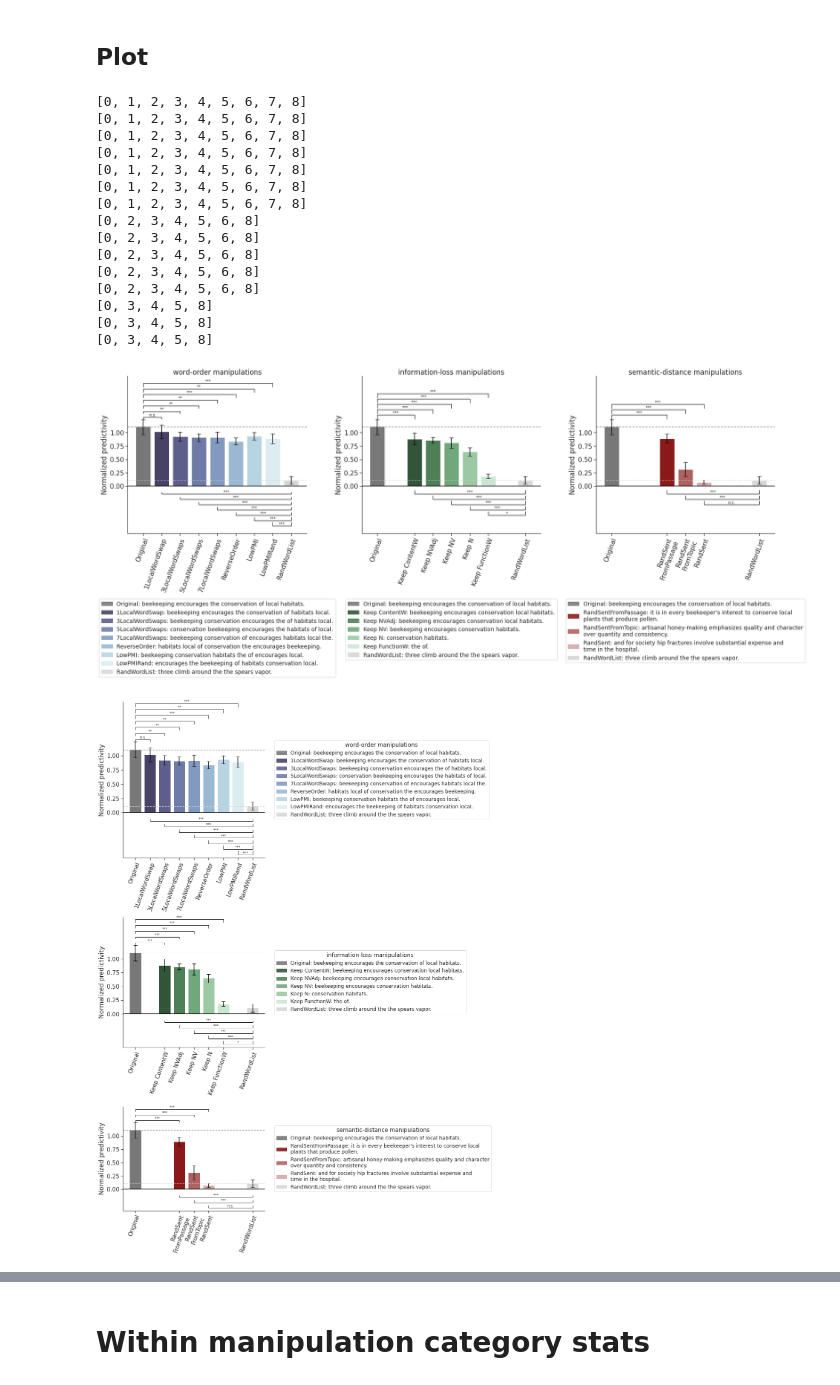
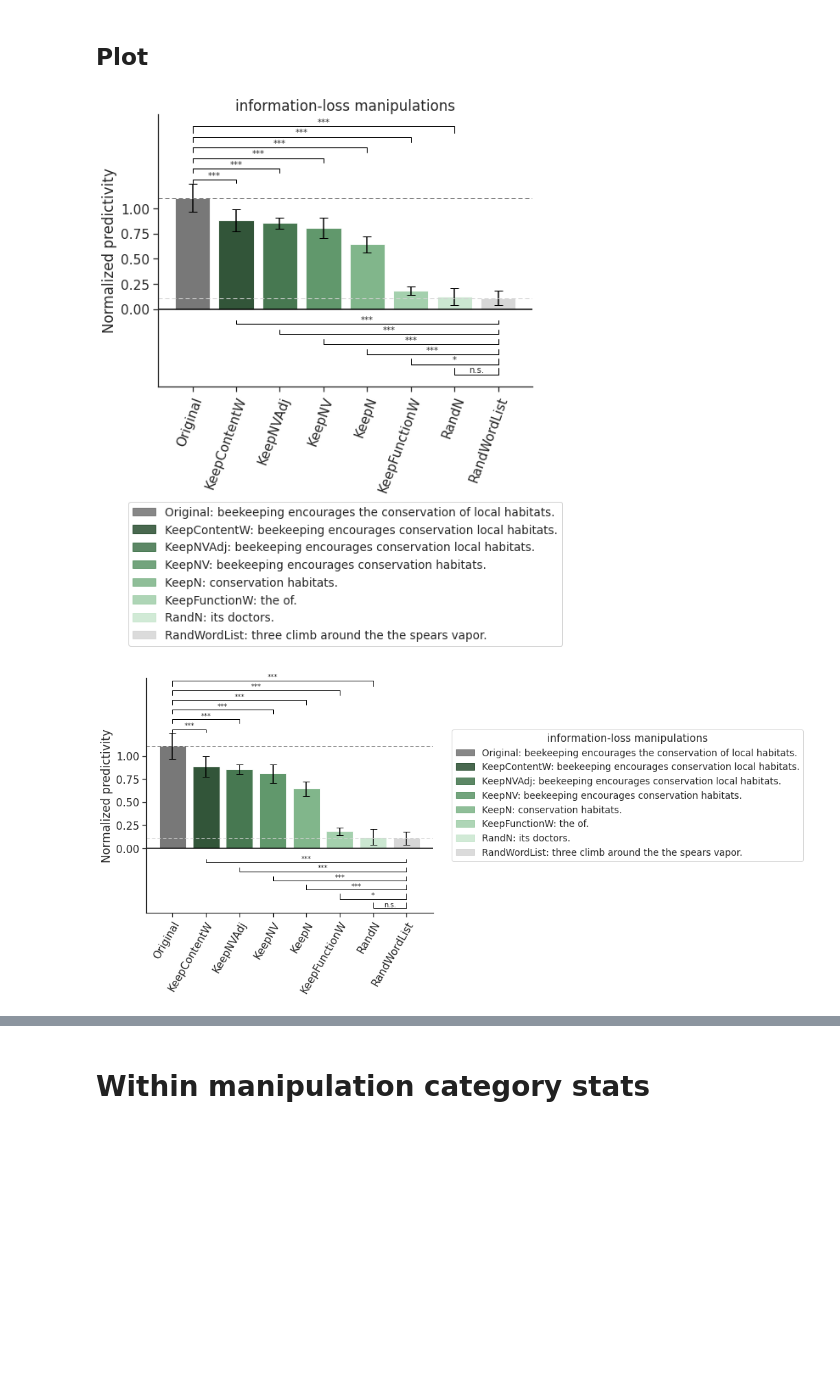
Before and after one commit to carina-kauf/perturbed-neural-nlp, a Jupyter notebook: analysis/newest_match2brain_plot.ipynb, the cells around one changed output, grey strips where cells are left out. Drawn from its saved outputs; the diff is of its cells as text; code cells hidden in the pictures; blank space fills up the shorter version.

```diff
--- a/analysis/newest_match2brain_plot.ipynb
+++ b/analysis/newest_match2brain_plot.ipynb
@@ -28,7 +28,7 @@ import stats_utils
 model_identifier="gpt2-xl"
 # %%
 #whether or not to include control condition random nouns (used for SI)
-randomnouns=False
+randomnouns=True
 length_control=False
 # %%
 #load configuration
@@ -555,7 +543,7 @@ for ind, current_category in enumerate(categories):
         idx_random = conditions.index("RandWordList") - to_add
 
         positions = [i for i, score in enumerate(scores) if not np.isnan(score)]
-        print(positions)
+        #print(positions)
 
         #add stats annotations for comparison with original score
         heights = [scores[0]] * len(positions)
@@ -618,25 +606,10 @@ for ind, current_category in enumerate(categories):
 save=True
 if save:
     if not (randomnouns or length_control):
-        plt.savefig(f'results_paper/figure1+2/{approach}.svg', dpi=180)
-        plt.savefig(f'results_paper/figure1+2/{approach}.png', dpi=180, bbox_inches='tight')
+        plt.savefig(f'results_paper/match2brain/{approach}.svg', dpi=180)
+        plt.savefig(f'results_paper/match2brain/{approach}.png', dpi=180, bbox_inches='tight')
 # %% [output]
-[0, 1, 2, 3, 4, 5, 6, 7, 8]
-[0, 1, 2, 3, 4, 5, 6, 7, 8]
-[0, 1, 2, 3, 4, 5, 6, 7, 8]
-[0, 1, 2, 3, 4, 5, 6, 7, 8]
-[0, 1, 2, 3, 4, 5, 6, 7, 8]
-[0, 1, 2, 3, 4, 5, 6, 7, 8]
-[0, 1, 2, 3, 4, 5, 6, 7, 8]
-[0, 2, 3, 4, 5, 6, 8]
-[0, 2, 3, 4, 5, 6, 8]
-[0, 2, 3, 4, 5, 6, 8]
-[0, 2, 3, 4, 5, 6, 8]
-[0, 2, 3, 4, 5, 6, 8]
-[0, 3, 4, 5, 8]
-[0, 3, 4, 5, 8]
-[0, 3, 4, 5, 8]
-[figure, old version]
+[figure, new version]
 # %%
 #VERTICAL STACKING
 if save and (approach == "TrainIntact-TestPerturbed:contextualized" or length_control):
@@ -769,38 +742,41 @@ if save and (approach == "TrainIntact-TestPerturbed:contextualized" or length_co
         # create the rectangles for the legend
         from matplotlib.patches import Patch
         patches = [Patch(color=v, label=k, alpha=0.8) for k, v in cmap.items()]
         # remove empty strings from labels
         stimuli = [x for x in stimuli if x]
         # add the legend
         if length_control:
             f2_ax[-1].legend(title=f'length-control manipulation', labels=stimuli, handles=patches, bbox_to_anchor=(1.05, 0.5),
                      loc='center left', title_fontsize=15, prop={'size': 13.5})
         else:
             f2_ax[-1].legend(title=f'{current_category} manipulations', labels=stimuli, handles=patches, bbox_to_anchor=(1.05, 0.5),
                      loc='center left', title_fontsize=15, prop={'size': 13.5})
 
 
         f2_ax[-1].set_ylim([-0.1 + -0.1*num_bars[ind], 1.25 + 0.1*num_bars[ind]])
 
         # TICKS
         ## to get current ones: f2_ax[-1].get_yticks()
         yticks = [0, 0.25, 0.5, 0.75, 1]
         f2_ax[-1].set_yticks(yticks)
         #set yticks
         f2_ax[-1].set_xticks(positions)
         xticknames = ["\nFrom".join(elm.split("From")) for elm in conditions]
-        f2_ax[-1].set_xticklabels([x for x in xticknames if x], rotation=70, ha="right", rotation_mode="anchor")
+        f2_ax[-1].set_xticklabels([x for x in xticknames if x], rotation=60, ha="right", rotation_mode="anchor")
 
         f2_ax[-1].set_ylabel('Normalized predictivity')
 
         plt.tight_layout()
         if length_control:
-            plt.savefig(f'results_paper/figure1+2/approach={approach}_length_control.svg', dpi=300)
-            plt.savefig(f'results_paper/figure1+2/approach={approach}_length_control.png', dpi=300)
+            plt.savefig(f'results_paper/SupplementaryInformation/match2brain_approach={approach}_length_control.svg', dpi=300)
+            plt.savefig(f'results_paper/SupplementaryInformation/match2brain_approach={approach}_length_control.png', dpi=300)
+        elif randomnouns:
+            plt.savefig(f'results_paper/SupplementaryInformation/match2brain_approach={approach}_randomnouns.svg', dpi=300)
+            plt.savefig(f'results_paper/SupplementaryInformation/match2brain_approach={approach}_randomnouns.png', dpi=300)
         else:
-            plt.savefig('results_paper/figure1+2/main.svg', dpi=300)
-            plt.savefig('results_paper/figure1+2/main.png', dpi=300)
+            plt.savefig('results_paper/match2brain/main.svg', dpi=300)
+            plt.savefig('results_paper/match2brain/main.png', dpi=300)
 # %% [output]
-[figure, old version]
+[figure, new version]
 # %%
 break
```
Also changed, not shown: parts of 13 cells of this notebook, 7 other files.
